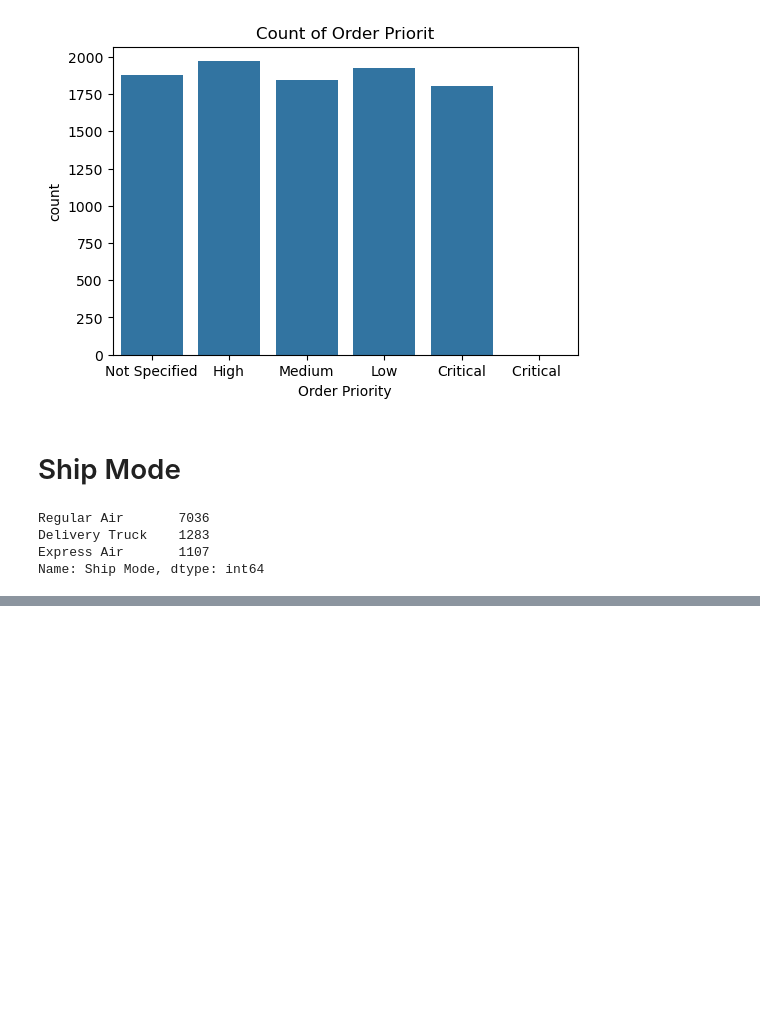
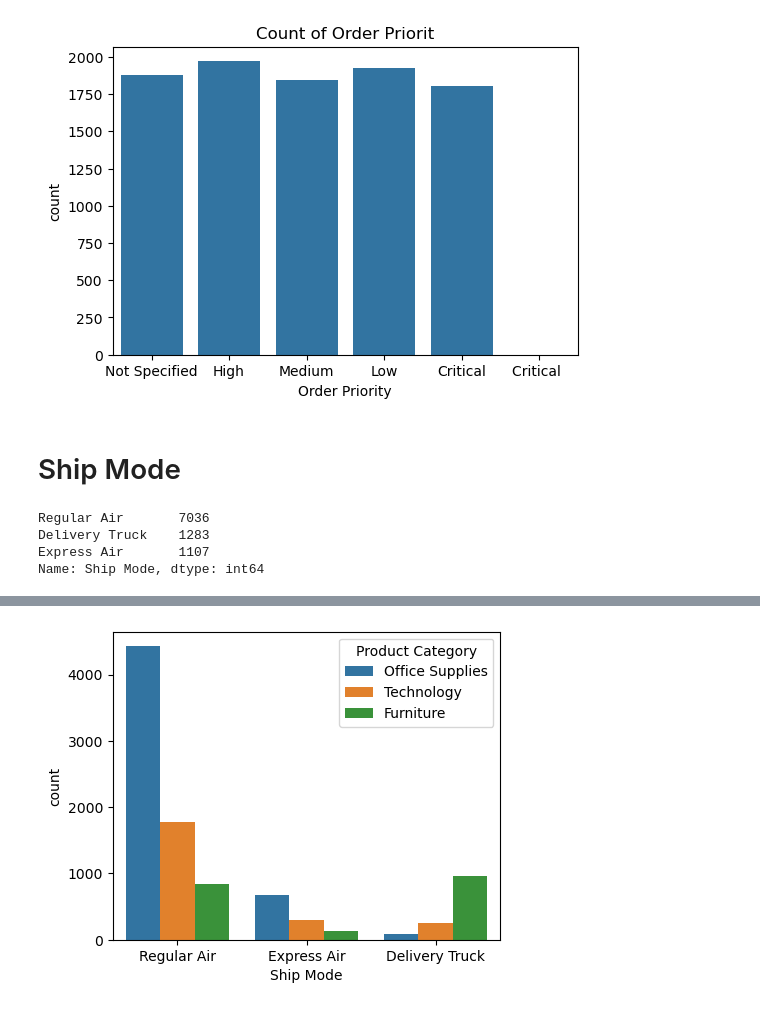
Before and after one commit to xeninowl/e_commerceData, a Jupyter notebook: datasheet.ipynb, the cells around one changed output, grey strips where cells are left out. Cells and saved outputs as stored; diff of their text form; code cells hidden in the pictures; blank space fills up the shorter version.

Commit message:
again data

```diff
--- a/datasheet.ipynb
+++ b/datasheet.ipynb
@@ -129,0 +133,7 @@ plt.show()
+# %%
+plt.figure(figsize=(5,4))
+sns.countplot(x='Ship Mode',data=dataset,hue='Product Category')
+plt.savefig("ship mod and product Category compare.jpg")
+plt.show()
+# %% [output]
+[figure, added]
```
Also changed, not shown: parts of 8 cells of this notebook.
